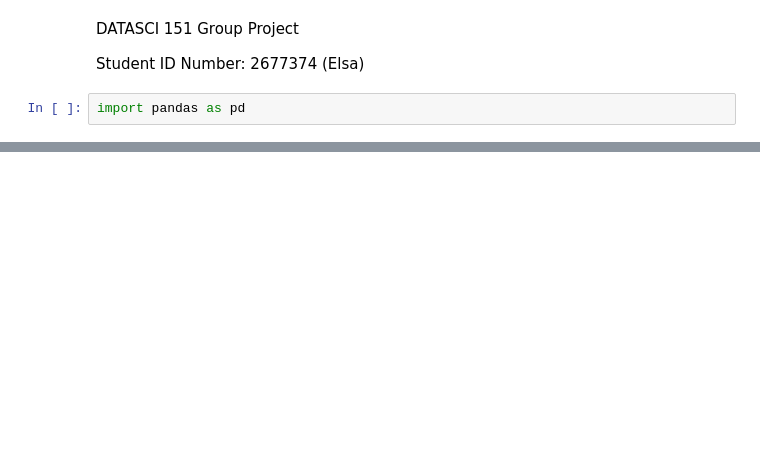
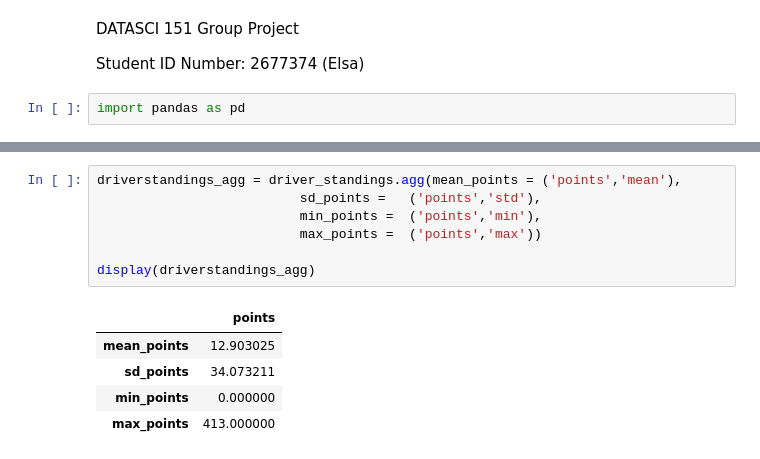
Before and after one commit to ElsaMathew-Lewis/F1_Statistical-Analysis_GroupProject, a Jupyter notebook: elsa_notebook copy.ipynb, the cells around one changed output, grey strips where cells are left out. Saved outputs shown, nothing was run; the diff lists cells and outputs as text; blank space fills up the shorter version.

Commit message:
summary statistics for driver's standings

```diff
--- a/elsa_notebook copy.ipynb
+++ b/elsa_notebook copy.ipynb
@@ -70,3 +70,16 @@ display(results)
 | 25658 | 25664 | 1086 | 852 | 213 | 22 | 16 | 19 | 19 | 19 | ... |
 | 25659 | 25665 | 1086 | 822 | 51 | 77 | 8 | 20 | 20 | 20 | ... |
 25660 rows × 18 columns
+# %%
+driverstandings_agg = driver_standings.agg(mean_points = ('points','mean'),
+                          sd_points =   ('points','std'),
+                          min_points =  ('points','min'),
+                          max_points =  ('points','max'))
+
+display(driverstandings_agg)
+# %% [output]
+|  | points |
+| mean_points | 12.903025 |
+| sd_points | 34.073211 |
+| min_points | 0.000000 |
+| max_points | 413.000000 |
```
Also changed, not shown: parts of 1 cell of this notebook.
